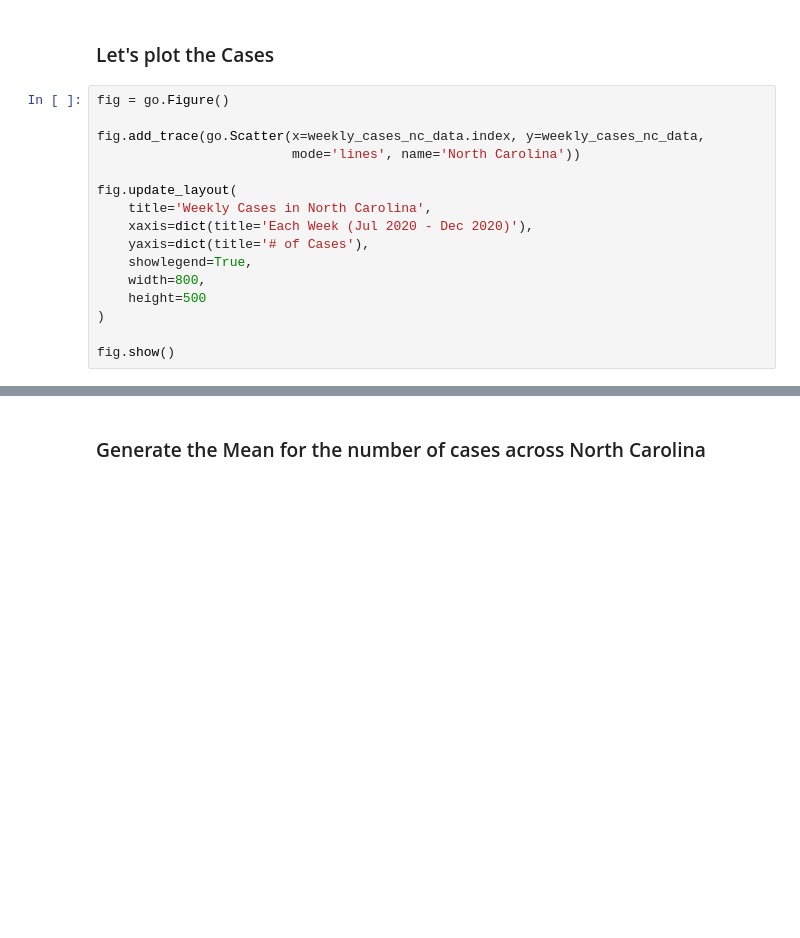
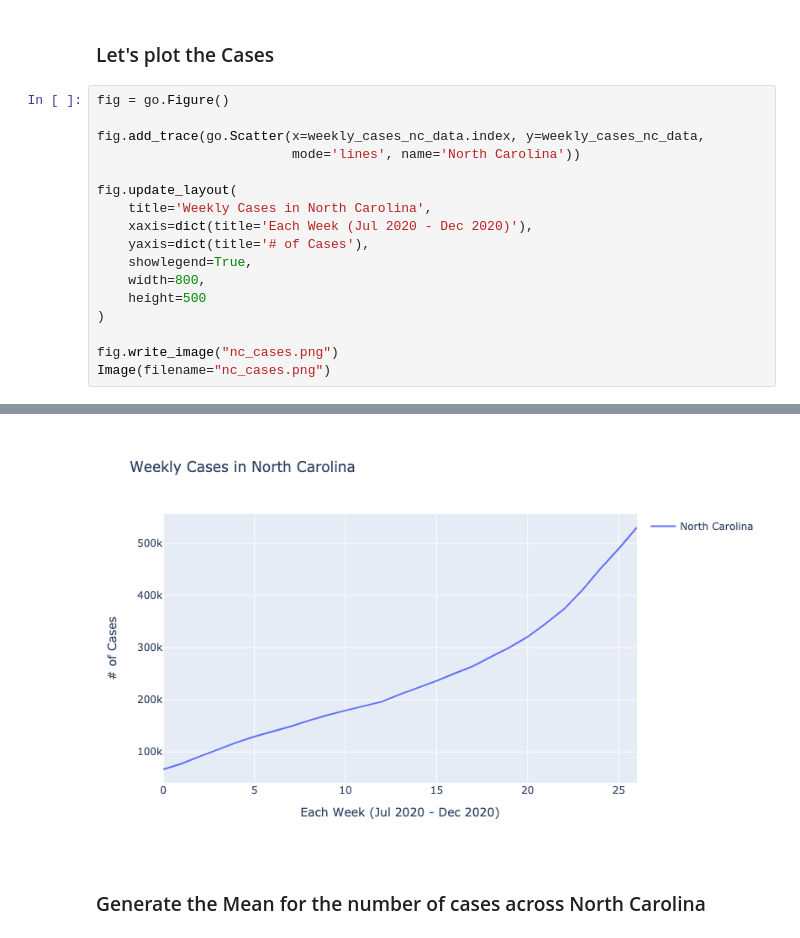
Before and after one commit to usman-z/CSC_405, a Jupyter notebook: UZ/Project Stage II/Usman Zia.ipynb, the cells around one changed output, grey strips where cells are left out. Saved outputs shown, nothing was run; the diff lists cells and outputs as text; blank space fills up the shorter version.

```diff
--- a/UZ/Project Stage II/Usman Zia.ipynb
+++ b/UZ/Project Stage II/Usman Zia.ipynb
@@ -108,5 +109,6 @@ fig.update_layout(
     height=500
 )
 
-fig.show()
+fig.write_image("nc_cases.png")
+Image(filename="nc_cases.png")
 # %% [output]
@@ -115,3 +115,4 @@ fig.show()
+[figure, added]
 # %% [markdown]
 ### Generate the Mean for the number of cases across North Carolina
 # %%
```
Also changed, not shown: parts of 10 cells of this notebook, 4 other files.
